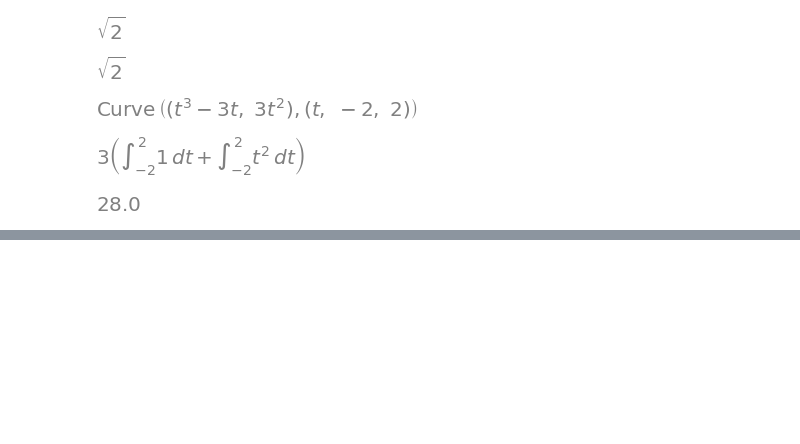
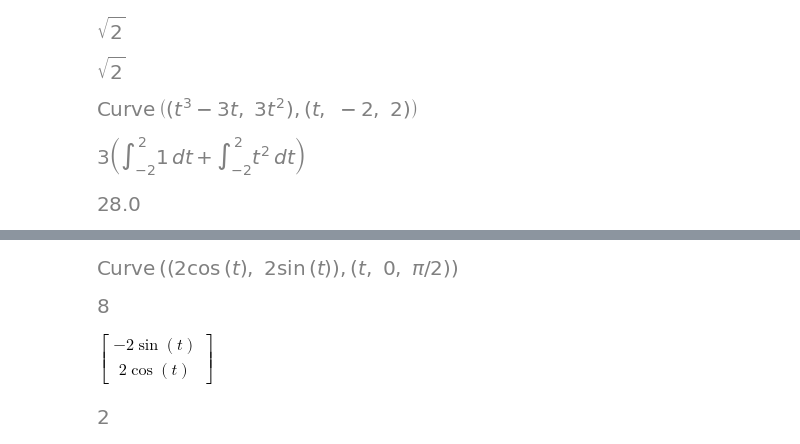
Before and after one commit to jet-c-21/MyMathLab, a Jupyter notebook: MultivarCal/14. Line Integral.ipynb, the cells around one changed output, grey strips where cells are left out. Cells and saved outputs as stored; diff of their text form; code cells hidden in the pictures; blank space fills up the shorter version.

```diff
--- a/MultivarCal/14. Line Integral.ipynb
+++ b/MultivarCal/14. Line Integral.ipynb
@@ -122,0 +130,19 @@ curve.length.evalf()
+# %%
+curve = sp.Curve((2*sp.cos(t), 2*sp.sin(t)), (t, 0, sp.pi/2))
+curve
+
+f = x + y
+sp.line_integrate(f, curve, [x, y]).simplify()
+# %% [output]
+[figure, added]
+[figure, added]
+# %%
+r = sp.Matrix([2*sp.cos(t), 2*sp.sin(t)])
+
+r_dt = r.diff(t)
+r_dt
+
+sp.sqrt(r_dt[0]**2 + r_dt[1]**2).simplify()
+# %% [output]
+$\displaystyle \left[\begin{matrix}- 2 \sin{\left(t \right)}\\2 \cos{\left(t \right)}\end{matrix}\right]$
+[figure, added]
```
Also changed, not shown: parts of 11 cells of this notebook, 1 other file.
